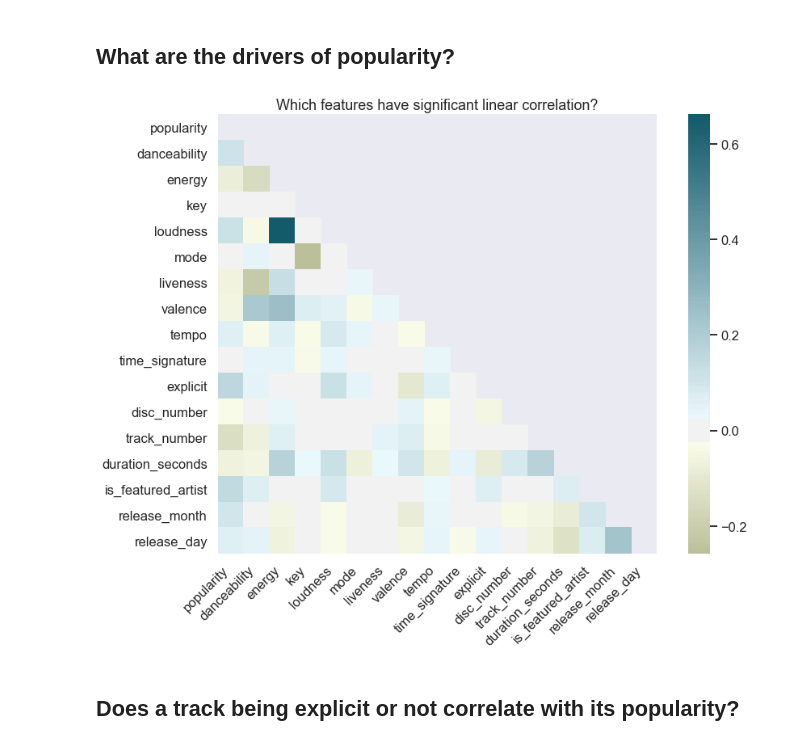
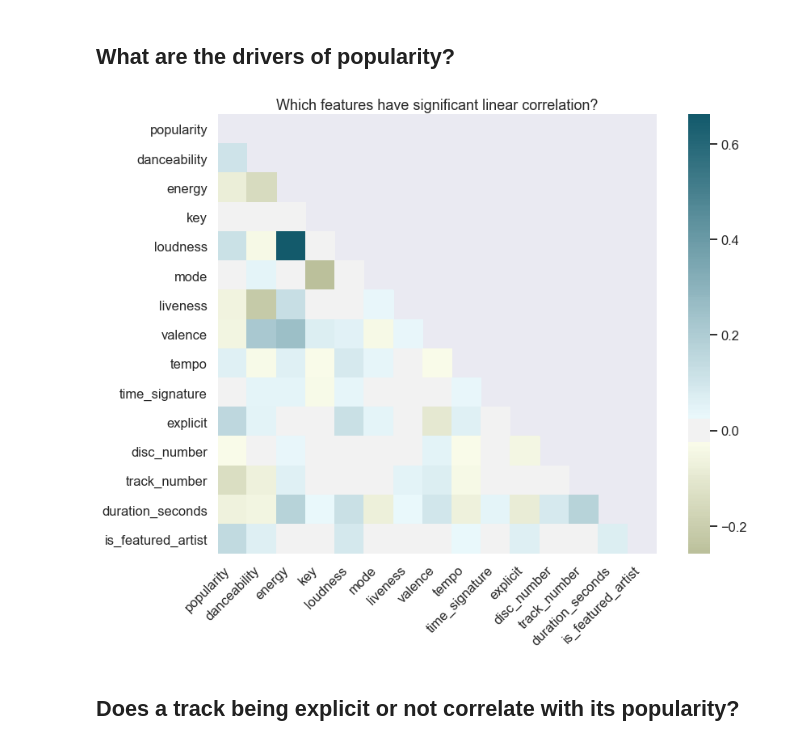
Before and after one commit to SpotiScryers/SpotiScry, a Jupyter notebook: MVP.ipynb, the cells around one changed output. Saved outputs shown, nothing was run; the diff lists cells and outputs as text; code cells hidden in the pictures.

Commit message:
tweak heatmap features

```diff
--- a/MVP.ipynb
+++ b/MVP.ipynb
@@ -147,9 +147,9 @@ plt.tight_layout()
 # %% [markdown]
 ## What are the drivers of popularity?
 # %%
-corr_heatmap(train.drop(columns=['artist', 'album', 'track_name', 'release_date', 'album_popularity', 'duration_ms', 'duration_minutes', 'release_year', 'speechiness', 'instrumentalness']))
+corr_heatmap(train.drop(columns=['artist', 'album', 'track_name', 'release_date', 'album_popularity', 'duration_ms', 'duration_minutes', 'release_year', 'speechiness', 'instrumentalness', 'release_month', 'release_day']))
 # %% [output]
-[figure, old version]
+[figure, new version]
 # %% [markdown]
 ## Does a track being explicit or not correlate with its popularity?
 # %%
```
